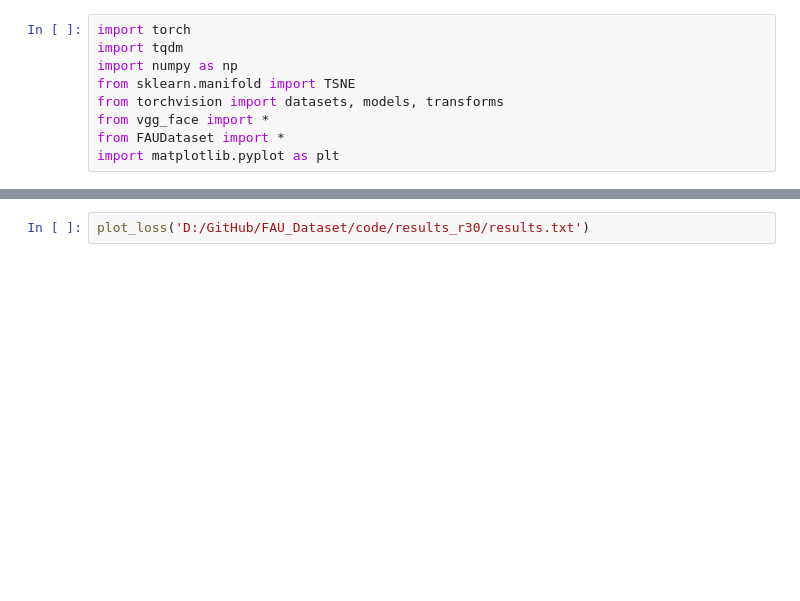
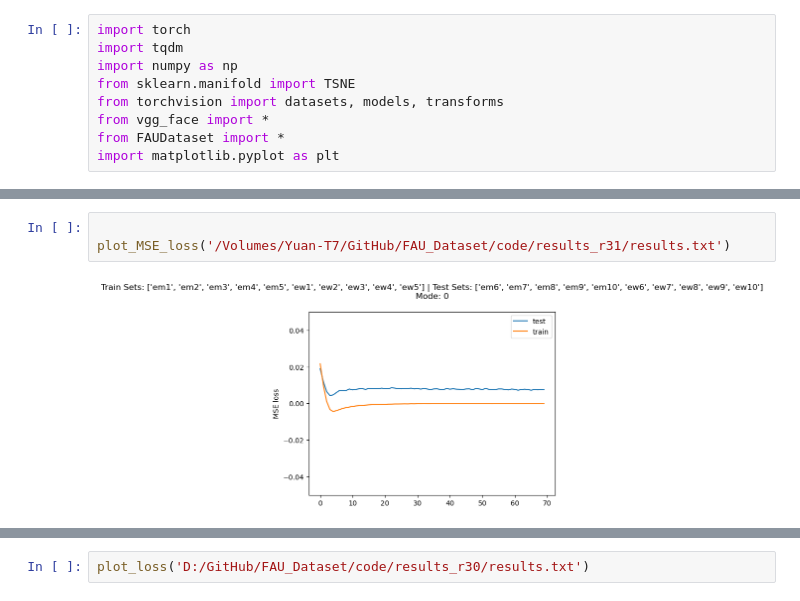
Before and after one commit to hiyuantang/FAU_Dataset, a Jupyter notebook: code/vis_loss.ipynb, the cells around one changed output, grey strips where cells are left out. Drawn from its saved outputs; the diff is of its cells as text; blank space fills up the shorter version.

```diff
--- a/code/vis_loss.ipynb
+++ b/code/vis_loss.ipynb
@@ -72,0 +102,5 @@ def plot_loss_au(path, epoch, target, ylim=None):
+# %%
+
+plot_MSE_loss('/Volumes/Yuan-T7/GitHub/FAU_Dataset/code/results_r31/results.txt')
+# %% [output]
+[figure, added]
```
Also changed, not shown: parts of 3 cells of this notebook.
